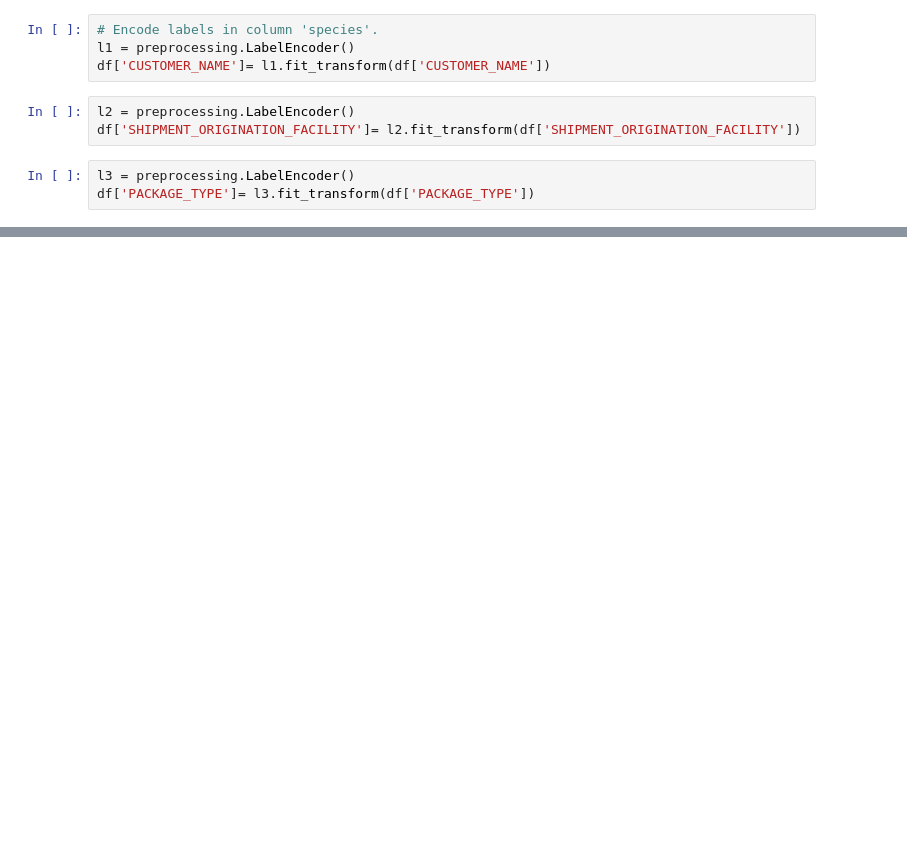
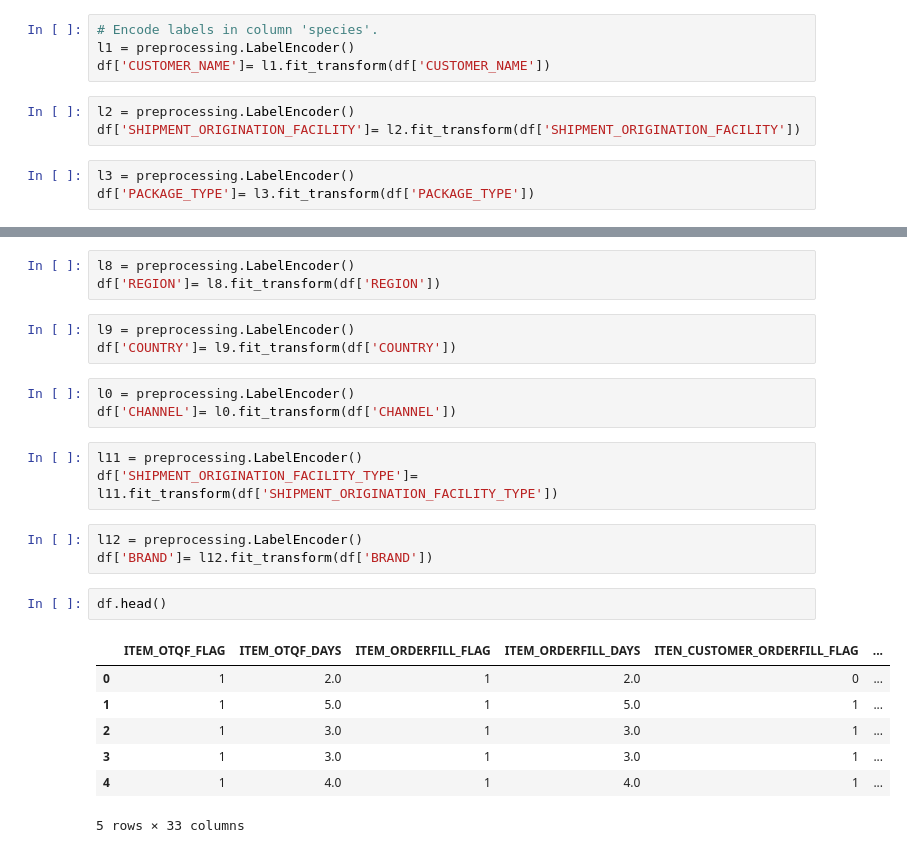
Before and after one commit to mhs10031990/CPG_SAP_Repo, a Jupyter notebook: OTIF_Delivery_Prediction.ipynb, the cells around one changed output, grey strips where cells are left out. Drawn from its saved outputs; the diff is of its cells as text; blank space fills up the shorter version.

```diff
--- a/OTIF_Delivery_Prediction.ipynb
+++ b/OTIF_Delivery_Prediction.ipynb
@@ -343,0 +329,25 @@ df['BRAND']= l12.fit_transform(df['BRAND'])
+# %%
+l8 = preprocessing.LabelEncoder()
+df['REGION']= l8.fit_transform(df['REGION'])
+# %%
+l9 = preprocessing.LabelEncoder()
+df['COUNTRY']= l9.fit_transform(df['COUNTRY'])
+# %%
+l0 = preprocessing.LabelEncoder()
+df['CHANNEL']= l0.fit_transform(df['CHANNEL'])
+# %%
+l11 = preprocessing.LabelEncoder()
+df['SHIPMENT_ORIGINATION_FACILITY_TYPE']= l11.fit_transform(df['SHIPMENT_ORIGINATION_FACILITY_TYPE'])
+# %%
+l12 = preprocessing.LabelEncoder()
+df['BRAND']= l12.fit_transform(df['BRAND'])
+# %%
+df.head()
+# %% [output]
+|  | ITEM_OTQF_FLAG | ITEM_OTQF_DAYS | ITEM_ORDERFILL_FLAG | ITEM_ORDERFILL_DAYS | ITEN_CUSTOMER_ORDERFILL_FLAG | ... |
+| 0 | 1 | 2.0 | 1 | 2.0 | 0 | ... |
+| 1 | 1 | 5.0 | 1 | 5.0 | 1 | ... |
+| 2 | 1 | 3.0 | 1 | 3.0 | 1 | ... |
+| 3 | 1 | 3.0 | 1 | 3.0 | 1 | ... |
+| 4 | 1 | 4.0 | 1 | 4.0 | 1 | ... |
+5 rows × 33 columns
```
Also changed, not shown: parts of 17 cells of this notebook.
